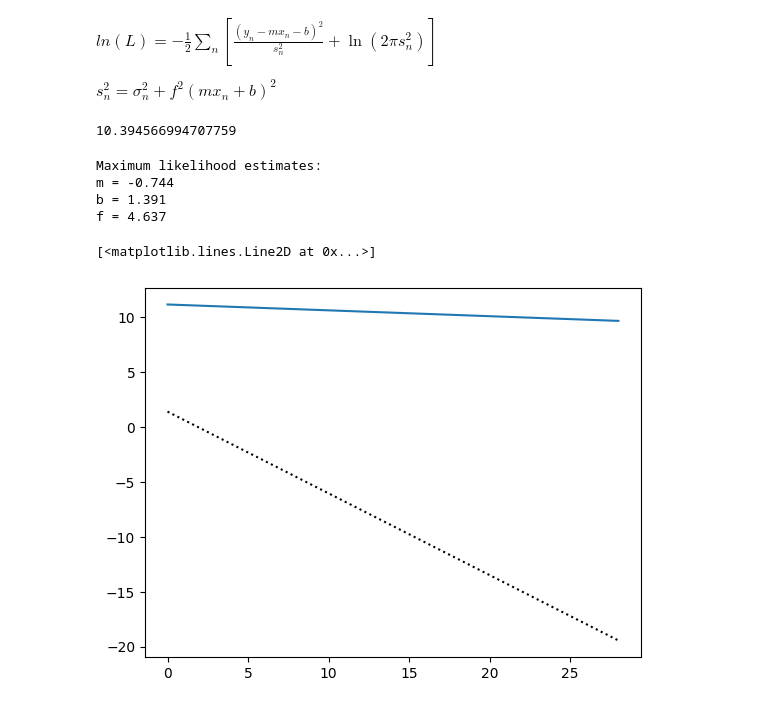
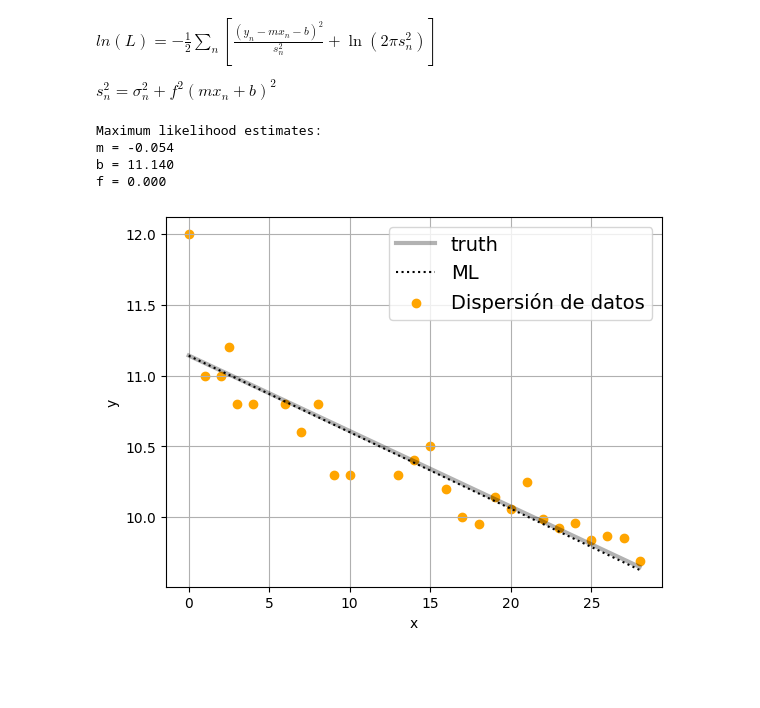
Before and after one commit to DCI-alxogm/ml2023-BlackPuma075, a Jupyter notebook: Oct6_7/Tarea.ipynb, the cells around one changed output. Drawn from its saved outputs; the diff is of its cells as text; code cells hidden in the pictures; blank space fills up the shorter version.

```diff
--- a/Oct6_7/Tarea.ipynb
+++ b/Oct6_7/Tarea.ipynb
@@ -8,3 +6,6 @@ np.loadtxt?
 # %%
 file = '/content/drive/MyDrive/Machine_Learning/olympic100m_men.txt'
-dt = np.loadtxt(file, delimiter = ',')
+try:
+    dt = np.loadtxt(file, delimiter = ',')
+except:
+    dt = np.loadtxt('olympic100m_men.txt', delimiter = ',')
@@ -65,12 +46,13 @@ w_test.shape
 [11.14109659 -0.05332354]
 (2,)
 # %%
-x_test = np.linspace(min(x), max(x), 27)
-y_p = w_test[0]+w_test[1]*x_test
+x0 = np.linspace(min(x), max(x), 27)
+y_p = w_test[0]+w_test[1]*x0
 yerr =0.5 * np.random.rand(27)
 
-plt.plot(x_test, y_p, color = 'black', label = 'Mínimos cuadrados', linewidth = 3)
+plt.plot(x0, y_p, color = 'black', label = 'Mínimos cuadrados', linewidth = 3)
 plt.scatter(x, y, color = 'gray', label = 'Dispersión de datos')
 plt.grid()
 plt.legend()
+plt.show()
 # %% [output]
@@ -85,11 +71,12 @@ $s^{2}_{n}=\sigma^{2}_{n}+f^{2}(mx_{n}+b)^{2}$
+# %%
+N = 27
+b_true = w_test[0]
+m_true = w_test[1]
+f_true = 0.534
+yerr = 0.1 + 0.5 * np.random.rand(N)
 # %%
 def log_likelihood(theta, x, y, yerr):
     m, b, log_f = theta
     model = m * x + b
     sigma2 = yerr**2 + model**2 * np.exp(2 * log_f)
     return -0.5 * np.sum((y - model) ** 2 / sigma2 + np.log(sigma2))
-# %%
-yy = np.sum(y_p)/len(y_p)
-yy
-# %% [output]
-10.394566994707759
@@ -100,16 +83,27 @@ logL = log_likelihood(theta, x, y, yerr)
-# %%
-print("Maximum likelihood estimates:")
-print("m = {0:.3f}".format(m_ml))
-print("b = {0:.3f}".format(b_ml))
-print("f = {0:.3f}".format(np.exp(log_f_ml)))
-# %% [output]
-Maximum likelihood estimates:
-m = -0.744
-b = 1.391
-f = 4.637
-# %%
-plt.plot(x, np.dot(np.vander(x, 2), [m_ml, b_ml]), ":k", label="ML")
-plt.plot(x_test, y_p)
-# %% [output]
-[<matplotlib.lines.Line2D at 0x...>]
-[figure, removed]
+# %%
+from scipy.optimize import minimize
+
+nll = lambda *args: -log_likelihood(*args)
+initial = np.array([m_true, b_true, np.log(f_true)]) + 0.1 * np.random.randn(3)
+soln = minimize(nll, initial, args=(x, y, yerr))
+m_ml, b_ml, log_f_ml = soln.x
+
+print("Maximum likelihood estimates:")
+print("m = {0:.3f}".format(m_ml))
+print("b = {0:.3f}".format(b_ml))
+print("f = {0:.3f}".format(np.exp(log_f_ml)))
+
+plt.plot(x0, m_true * x0 + b_true, "k", alpha=0.3, lw=3, label="truth")
+plt.plot(x0, np.dot(np.vander(x0, 2), [m_ml, b_ml]), ":k", label="ML")
+plt.scatter(x, y, color = 'orange', label = 'Dispersión de datos')
+plt.legend(fontsize=14)
+plt.xlabel("x")
+plt.ylabel("y");
+plt.grid()
+plt.show()
+# %% [output]
+Maximum likelihood estimates:
+m = -0.054
+b = 11.140
+f = 0.000
+[figure, added]
```
Also changed, not shown: parts of 14 cells of this notebook.
